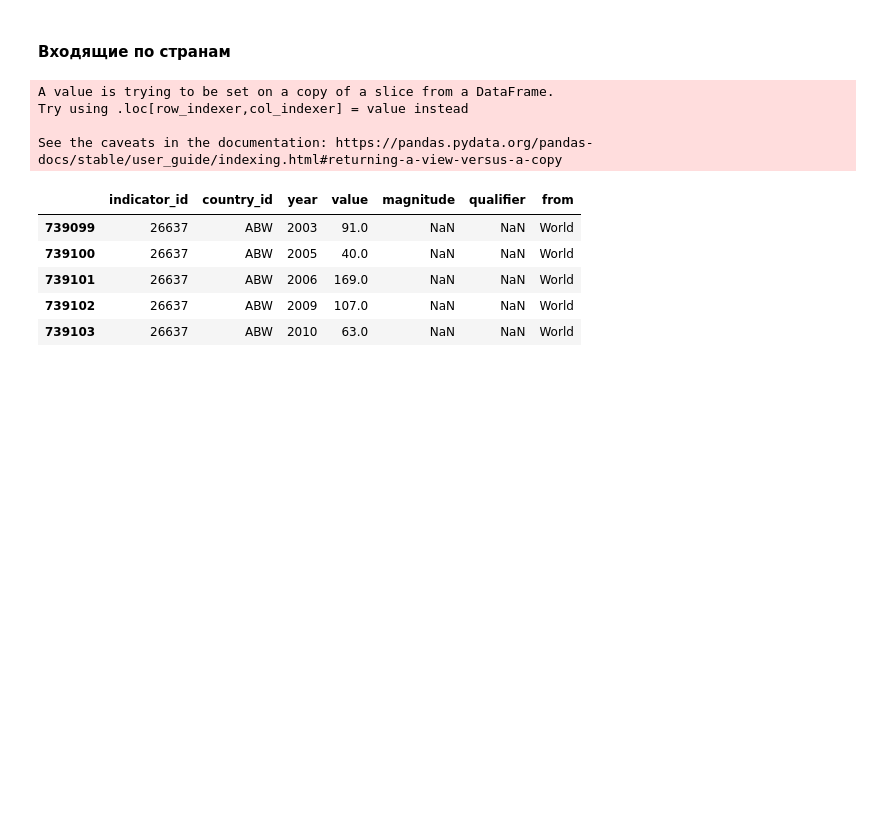
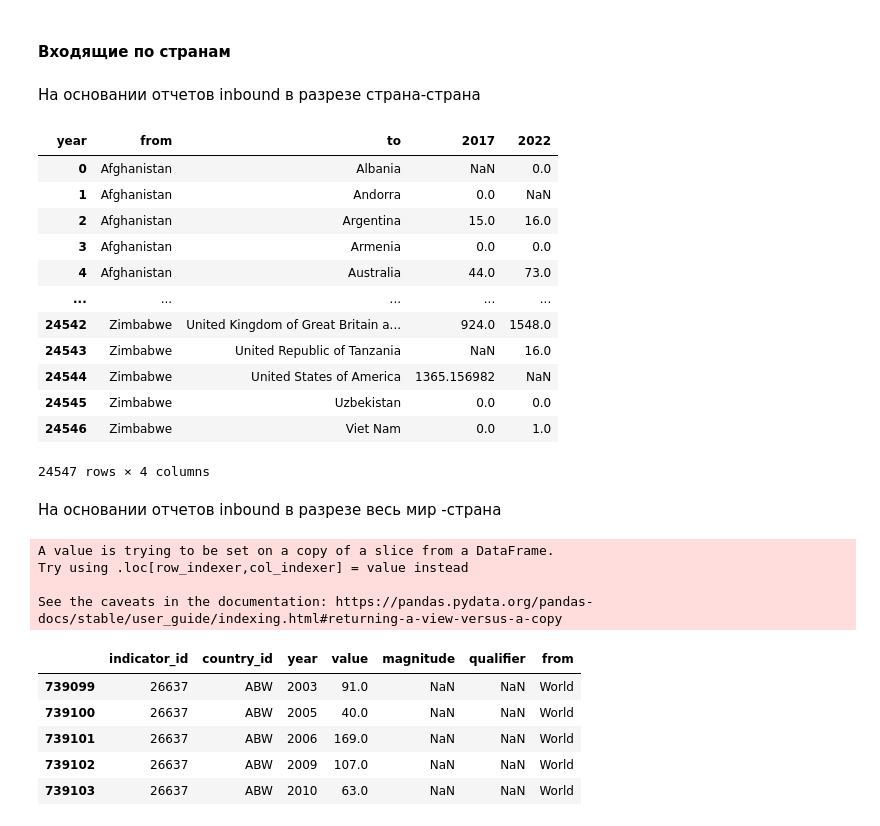
Before and after one commit to YuliyaTorgasheva/students_mobility, a Jupyter notebook: international_students_mob_CA.ipynb, the cells around one changed output. Drawn from its saved outputs; the diff is of its cells as text; code cells hidden in the pictures; blank space fills up the shorter version.

```diff
--- a/international_students_mob_CA.ipynb
+++ b/international_students_mob_CA.ipynb
@@ -49,5 +155,27 @@ Index(['indicator_id', 'country_id', 'year', 'value', 'magnitude',
 # %% [markdown]
 <h4>Входящие по странам</h4>
+# %% [markdown]
+На основании отчетов inbound в разрезе страна-страна
+# %%
+inbound = total_from_to[total_from_to['year'].isin([2017,2022])].pivot(index=['from','to'], columns='year', values='value').reset_index()
+inbound = inbound[~inbound['from'].isin(['unknown countries'])]
+inbound
+# %% [output]
+| year | from | to | 2017 | 2022 |
+| 0 | Afghanistan | Albania | NaN | 0.0 |
+| 1 | Afghanistan | Andorra | 0.0 | NaN |
+| 2 | Afghanistan | Argentina | 15.0 | 16.0 |
+| 3 | Afghanistan | Armenia | 0.0 | 0.0 |
+| 4 | Afghanistan | Australia | 44.0 | 73.0 |
+| ... | ... | ... | ... | ... |
+| 24542 | Zimbabwe | United Kingdom of Great Britain a... | 924.0 | 1548.0 |
+| 24543 | Zimbabwe | United Republic of Tanzania | NaN | 16.0 |
+| 24544 | Zimbabwe | United States of America | 1365.156982 | NaN |
+| 24545 | Zimbabwe | Uzbekistan | 0.0 | 0.0 |
+| 24546 | Zimbabwe | Viet Nam | 0.0 | 1.0 |
+24547 rows × 4 columns
+# %% [markdown]
+На основании отчетов inbound в разрезе весь мир -страна
 # %%
 total_inbound = national[national['indicator_id'].isin([26637])]
 total_inbound['from'] = 'World'
```
Also changed, not shown: parts of 11 cells of this notebook.
